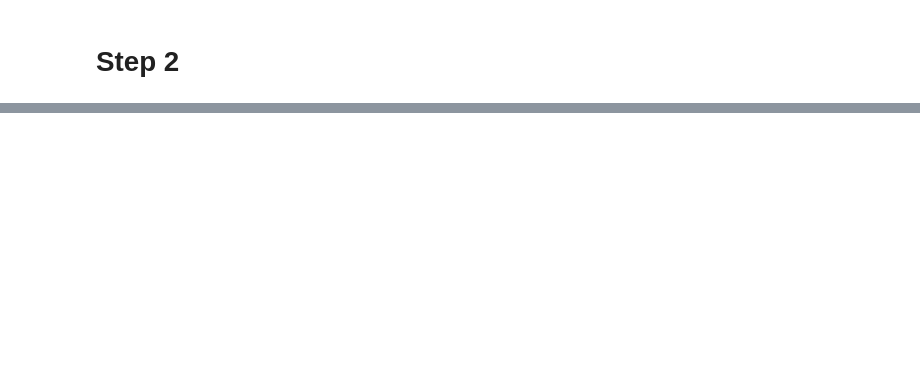
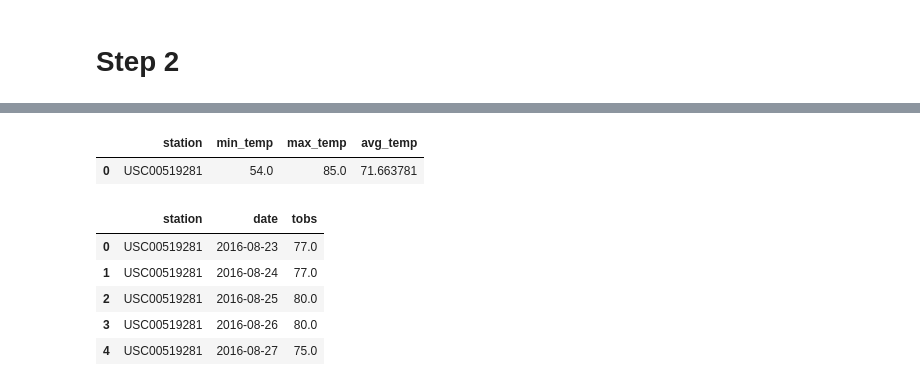
Before and after one commit to lopezmarco81/SMU_Data_1221_homework, a Jupyter notebook: 10 - Advanced_Data_Storage_and_Retrieval/SQL_Alchemy_HW10_ML.ipynb, the cells around one changed output, grey strips where cells are left out. Saved outputs shown, nothing was run; the diff lists cells and outputs as text; code cells hidden in the pictures; blank space fills up the shorter version.

```diff
--- a/10 - Advanced_Data_Storage_and_Retrieval/SQL_Alchemy_HW10_ML.ipynb
+++ b/10 - Advanced_Data_Storage_and_Retrieval/SQL_Alchemy_HW10_ML.ipynb
@@ -280,0 +318,43 @@ plt.show()
+# %%
+##Using the most active stationID, calculate the lowest, highest, and average temperature.
+###HINT:  You will need to use a function as uch as "func.min", "func.max", "func.avg", and "func.count" in your queries
+query = """
+        SELECT
+            station,
+            min(tobs) as min_temp,
+            max(tobs) as max_temp,
+            avg(tobs) as avg_temp
+        FROM
+            measurement
+        WHERE
+            station = 'USC00519281';
+        """
+
+pd.read_sql(query, conn)
+# %% [output]
+|  | station | min_temp | max_temp | avg_temp |
+| 0 | USC00519281 | 54.0 | 85.0 | 71.663781 |
+# %%
+query = """
+        SELECT
+        station,
+          date,
+          tobs
+        FROM
+            measurement
+        where
+            date >= '2016-08-23'
+        and station = 'USC00519281'
+        order by
+            date asc
+        """
+df2 = pd.read_sql(query, conn)
+df2["date"] = pd.to_datetime(df2["date"])
+df2.head()
+# %% [output]
+|  | station | date | tobs |
+| 0 | USC00519281 | 2016-08-23 | 77.0 |
+| 1 | USC00519281 | 2016-08-24 | 77.0 |
+| 2 | USC00519281 | 2016-08-25 | 80.0 |
+| 3 | USC00519281 | 2016-08-26 | 80.0 |
+| 4 | USC00519281 | 2016-08-27 | 75.0 |
```
Also changed, not shown: parts of 6 cells of this notebook.
